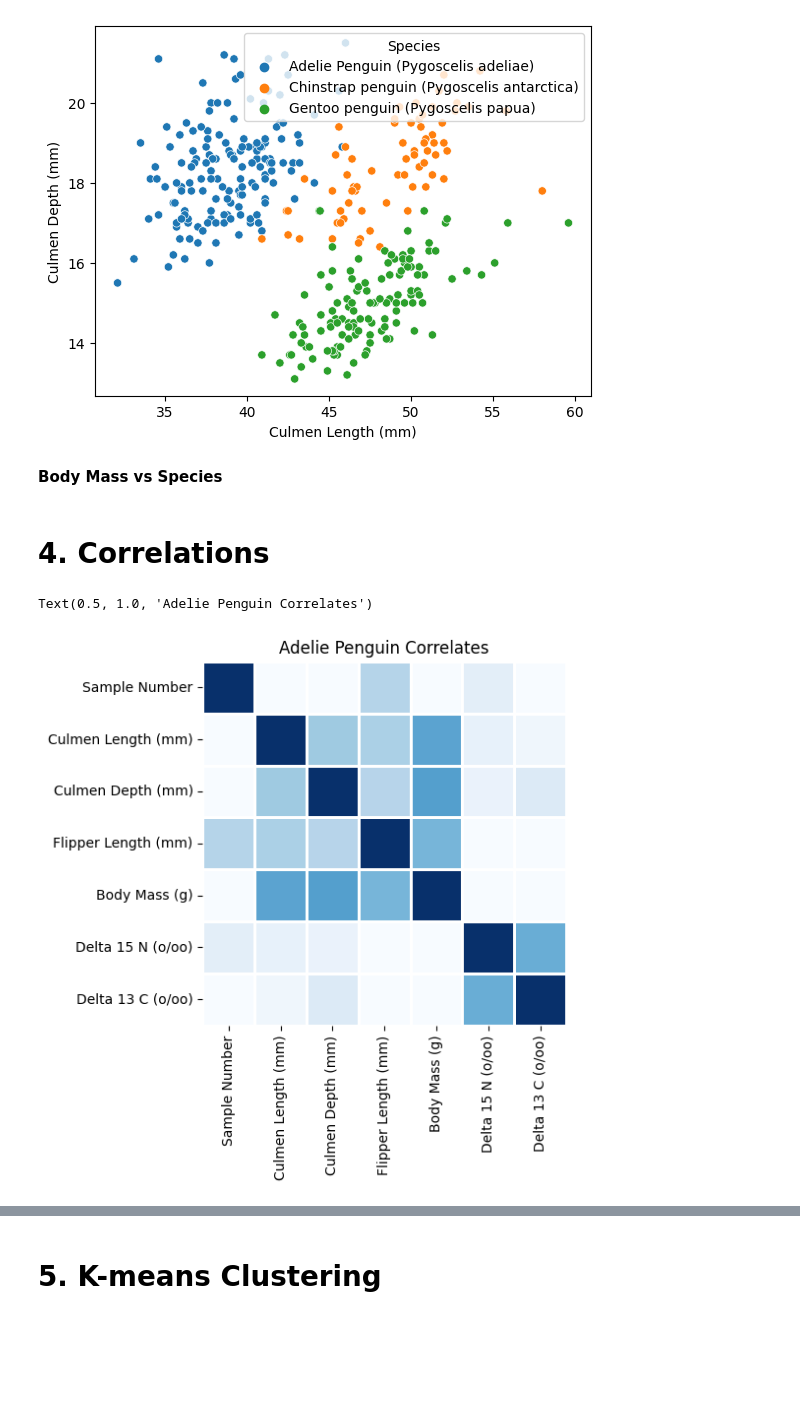
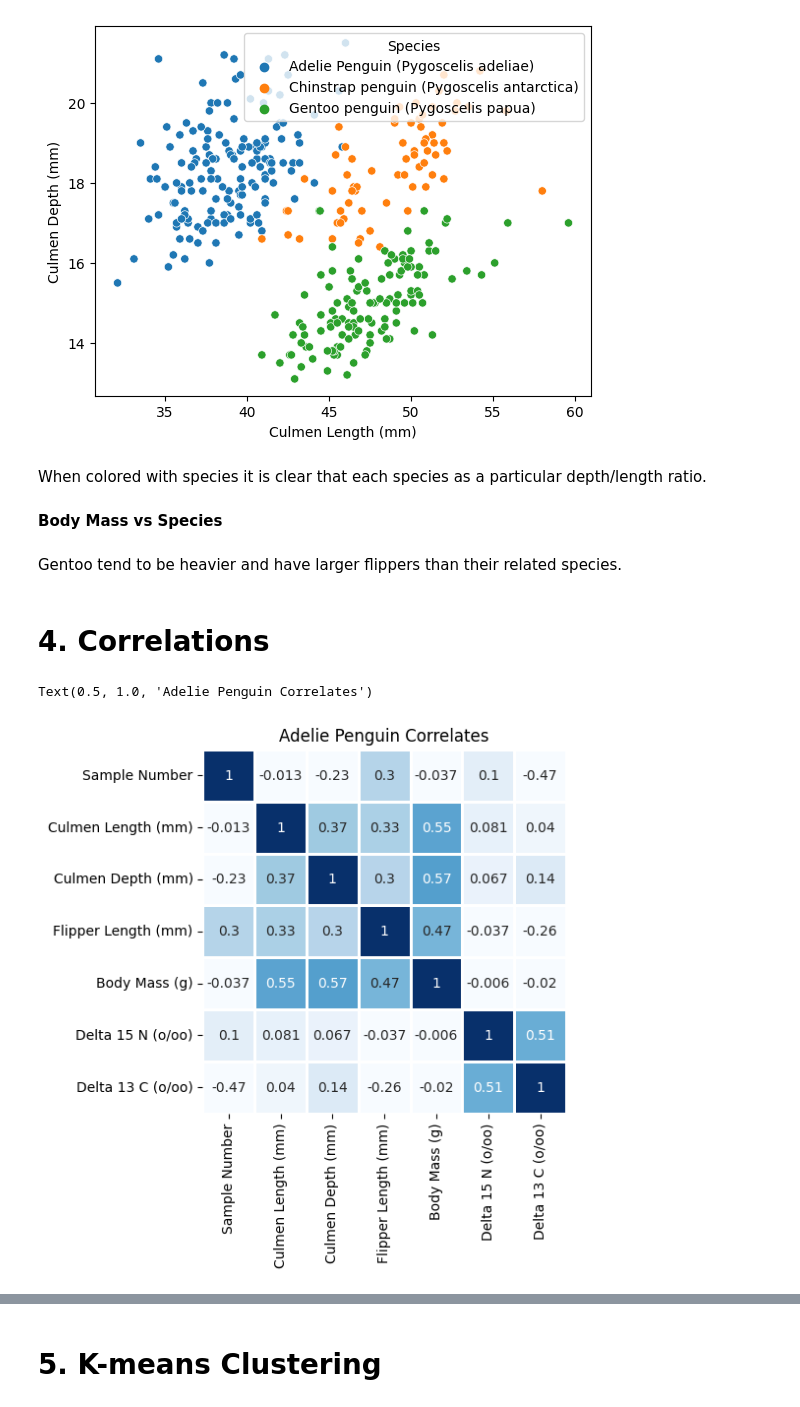
Before and after one commit to benisrael29/DATA2001, a Jupyter notebook: main/assingments/A1/A1.ipynb, the cells around one changed output, grey strips where cells are left out. Saved outputs shown, nothing was run; the diff lists cells and outputs as text; code cells hidden in the pictures; blank space fills up the shorter version.

```diff
--- a/main/assingments/A1/A1.ipynb
+++ b/main/assingments/A1/A1.ipynb
@@ -391,6 +403,8 @@ sns.scatterplot(data=df, x='Culmen Length (mm)', y='Culmen Depth (mm)', hue='Spe
 # %% [output]
 <AxesSubplot:xlabel='Culmen Length (mm)', ylabel='Culmen Depth (mm)'>
 [figure]
+# %% [markdown]
+When colored with species it is clear that each species as a particular depth/length ratio.
 # %% [markdown]
 **Body Mass vs Species**
 # %%
@@ -423,26 +437,28 @@ for j in trace_flipper:
     fig.add_trace(j,row=2,col=1)
 fig.update_layout(showlegend = False, title = 'Violin Plots',height=800)
 fig.show()
+# %% [markdown]
+Gentoo tend to be heavier and have larger flippers than their related species.
 # %% [markdown]
 # 4. Correlations
 # %%
 import seaborn as sns
 import numpy as np
 import matplotlib.pyplot as plt
 
 groups = df.groupby('Species')
-
+#Seperate species
 adelie = df[df['Species'] == 'Adelie Penguin (Pygoscelis adeliae)'].select_dtypes([np.number])
 chinstrap = df[df['Species'] == 'Chinstrap penguin (Pygoscelis antarctica)'].select_dtypes([np.number])
 gentoo = df[df['Species'] == 'Gentoo penguin (Pygoscelis papua)'].select_dtypes([np.number])
 
+#Create correlation matrix
 corr = adelie.corr()
-
+#plot
 fig, axes = plt.subplots(1,1)
-ax = sns.heatmap(corr, cbar=0, linewidths=2,vmax=1, vmin=0, square=True, cmap='Blues')
-
+ax = sns.heatmap(corr, cbar=0, linewidths=2,vmax=1, vmin=0, square=True, annot=True,cmap='Blues')
 ax.set_title("Adelie Penguin Correlates")
 # %% [output]
 Text(0.5, 1.0, 'Adelie Penguin Correlates')
-[figure, old version]
+[figure, new version]
 # %%
```
Also changed, not shown: parts of 12 cells of this notebook.
